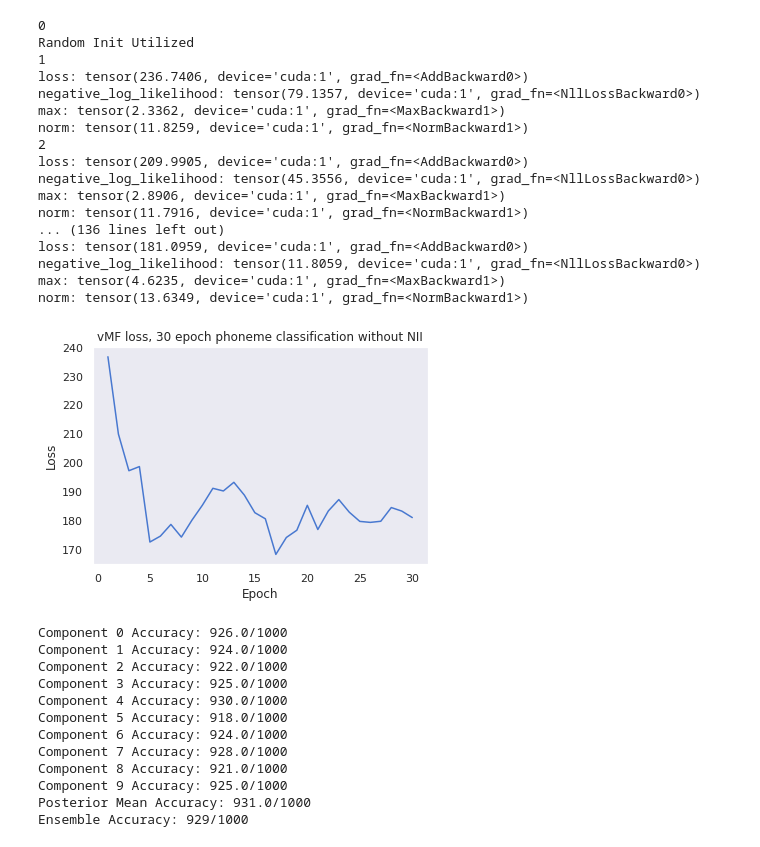
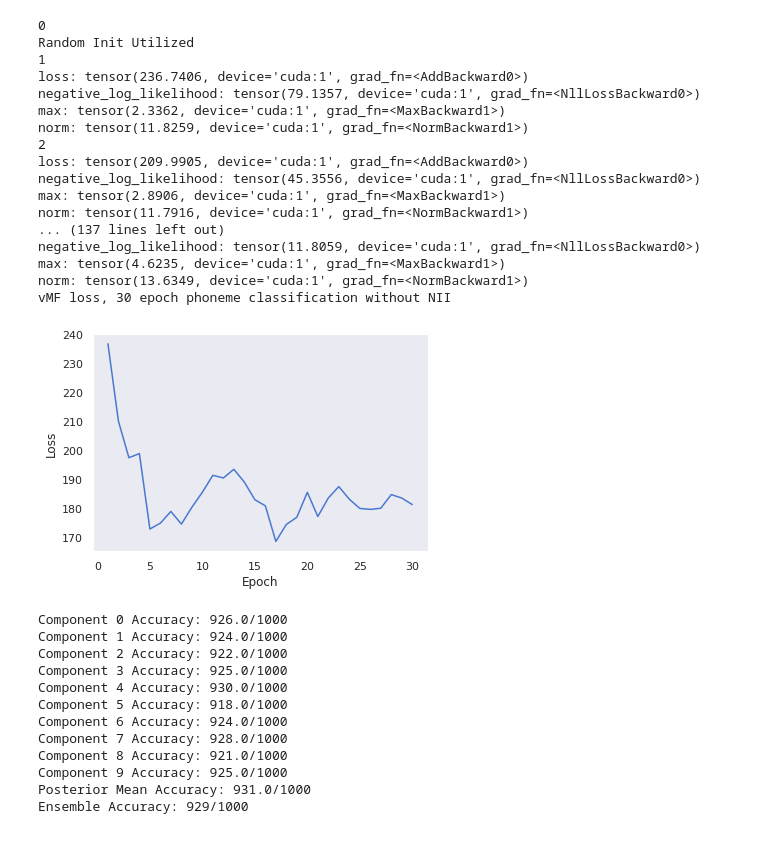
Before and after one commit to LeifMartin/BNN, a Jupyter notebook: Classification.ipynb, the cells around one changed output. Cells and saved outputs as stored; diff of their text form; code cells hidden in the pictures.

```diff
--- a/Classification.ipynb
+++ b/Classification.ipynb
@@ -361,37 +359,37 @@ for i in range(0, 1):
         trtimes.append(train[1].detach().cpu().numpy())
 
         print('max:',net22.weight_mu[1].max())
         print('norm:',torch.norm(net22.weight_mu[1]))
 
     #res = test_ensemble.test_ensemble(net2,dtest,TEST_SAMPLES,TEST_BATCH_SIZE,BATCH_SIZE,CLASSES,DEVICE,shape = (0,256,256,257))
 
     #np.savetxt("soundGmaccuracies_" + str(i) + ".csv", res, delimiter=",")
-plt.title('vMF loss, 30 epoch phoneme classification without NII')
+print('vMF loss, 30 epoch phoneme classification without NII')
 plt.xlabel('Epoch')
 plt.ylabel('Loss')
 plt.plot(x,trtimes)
 plt.savefig('Plots/vMF_loss_30_epoch_phoneme_classification_without_NII.png')
 plt.show()
 res = test_ensemble.test_ensemble(net22,dtest,TEST_SAMPLES,TEST_BATCH_SIZE,BATCH_SIZE,CLASSES,DEVICE,shape = (0,256,256,257))
 # %% [output]
 0
 Random Init Utilized
 1
 loss: tensor(236.7406, device='cuda:1', grad_fn=<AddBackward0>)
 negative_log_likelihood: tensor(79.1357, device='cuda:1', grad_fn=<NllLossBackward0>)
 max: tensor(2.3362, device='cuda:1', grad_fn=<MaxBackward1>)
 norm: tensor(11.8259, device='cuda:1', grad_fn=<NormBackward1>)
 2
 loss: tensor(209.9905, device='cuda:1', grad_fn=<AddBackward0>)
 negative_log_likelihood: tensor(45.3556, device='cuda:1', grad_fn=<NllLossBackward0>)
 max: tensor(2.8906, device='cuda:1', grad_fn=<MaxBackward1>)
 norm: tensor(11.7916, device='cuda:1', grad_fn=<NormBackward1>)
-... (136 lines left out)
-loss: tensor(181.0959, device='cuda:1', grad_fn=<AddBackward0>)
+... (137 lines left out)
 negative_log_likelihood: tensor(11.8059, device='cuda:1', grad_fn=<NllLossBackward0>)
 max: tensor(4.6235, device='cuda:1', grad_fn=<MaxBackward1>)
 norm: tensor(13.6349, device='cuda:1', grad_fn=<NormBackward1>)
+vMF loss, 30 epoch phoneme classification without NII
-[figure, old version]
+[figure, new version]
 Component 0 Accuracy: 926.0/1000
 Component 1 Accuracy: 924.0/1000
 Component 2 Accuracy: 922.0/1000
```
Also changed, not shown: parts of 9 cells of this notebook, 22 other files.
